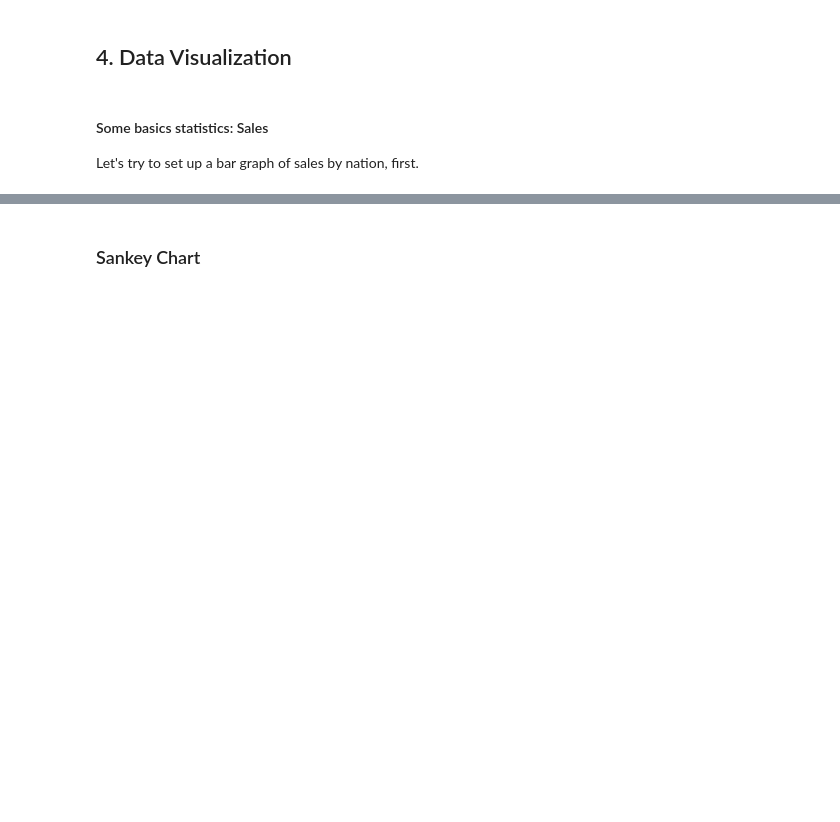
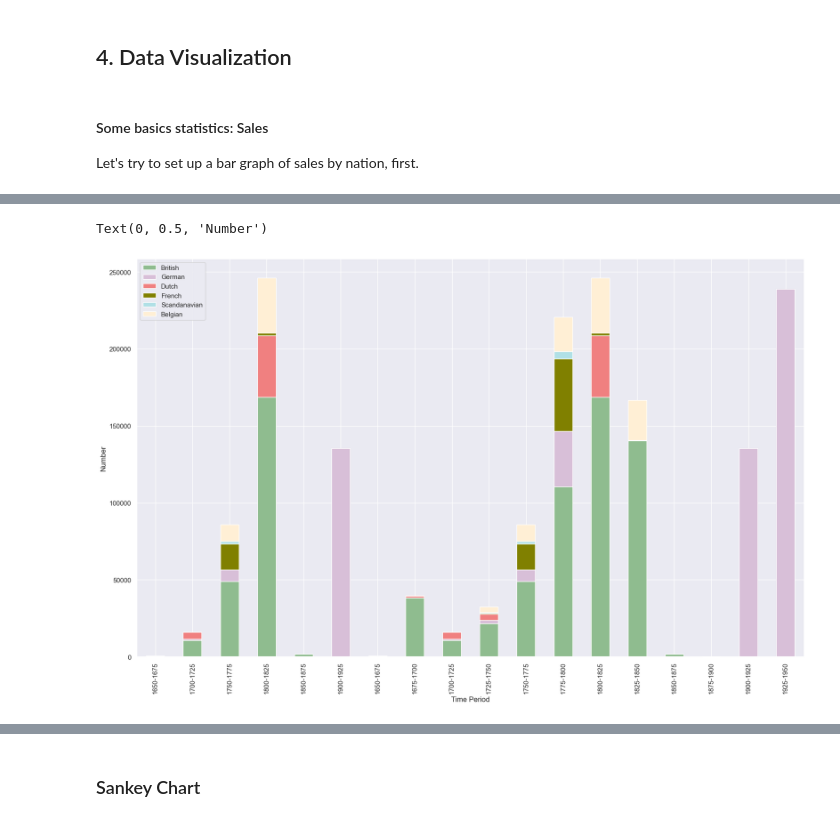
Before and after one commit to pyzmark/gpi-datathon, a Jupyter notebook: gpi-datathon-notebook.ipynb, the cells around one changed output, grey strips where cells are left out. Saved outputs shown, nothing was run; the diff lists cells and outputs as text; code cells hidden in the pictures; blank space fills up the shorter version.

Commit message:
Fixed notebook issues with Sales Data
Fixed French and German sales data. Updated link to Dropbox zipped files.

```diff
--- a/gpi-datathon-notebook.ipynb
+++ b/gpi-datathon-notebook.ipynb
@@ -395,3 +486,24 @@ def catalog_counter(time_period, sales_datathon):
+# %%
+# This function returns numbers on sales events based on two inputs: time period, and a dataset.
+# time_period goes in as a list with two integers—min and max of range.
+def catalog_counter(time_period, sales_datathon):
+    # number_getter needs to be re-instantiated inside the function, or else it targets the sales_datathon variable outside of it
+    def number_getter(subset, data):
+        count = sales_datathon[sales_datathon['catalog_number'].str.contains(subset)].count().iloc[1]
+        return count
+    time_range = str(time_period[0])+'-'+str(time_period[1])
+    sales_datathon = sales_datathon[(sales_datathon['lot_sale_year'] > time_period[0]) & (sales_datathon['lot_sale_year'] < time_period[1])]
+    sales_counts = pd.DataFrame({
+        'Time Period': [time_range],
+        'British': [number_getter('Br-', sales_datathon)],
+        'German': [number_getter('D-', sales_datathon)],
+        'Dutch': [number_getter('N-', sales_datathon)],
+        'French': [number_getter('F-', sales_datathon)],
+        'Scandanavian': [number_getter('SC-', sales_datathon)],
+        'Belgian': [number_getter('B-', sales_datathon)]
+    }
+    )
+    return sales_counts
 # %%
 # An example of the function
 catalog_counter([1650,1700],sales_datathon)
@@ -398,8 +513,20 @@ catalog_counter([1650,1700],sales_datathon)
+# %%
+sales_time_count = pd.DataFrame(columns=['Time Period','British','German','Dutch','French','Scandanavian','Belgian'])
 # %%
 # A while loop will return all counts by, say, 50-year period
 semicent = 1650
 while semicent < 1950:
-    print('++++++++++'+str(semicent)+'-'+str(semicent+50)+'+++++++++++')
-    print(catalog_counter([semicent,semicent+50],sales_datathon))
+    #print('++++++++++'+str(semicent)+'-'+str(semicent+50)+'+++++++++++')
+    #print(catalog_counter([semicent,semicent+50],sales_datathon))
+    df = catalog_counter([semicent,semicent+25],sales_datathon)
+    sales_time_count = pd.concat([sales_time_count,df],ignore_index=True)
     #sns.barplot(catalog_counter([sesqui,sesqui+50],sales_datathon), x="Catalog", y="Numbers", hue="Catalog")
-    semicent+=50
+    semicent+=25
+# %%
+colors = ['darkseagreen', 'thistle', 'lightcoral', 'olive', 'powderblue', 'papayawhip'] ## Colors for the bars
+sales_time_count.set_index('Time Period').plot(kind='bar', stacked=True, color=colors) ## Plot
+plt.ticklabel_format(style='plain', useOffset=False, axis='y') ## No offset
+plt.gca().set_ylabel("Number") ## Set Y-axis
+# %% [output]
+Text(0, 0.5, 'Number')
+[figure, added]
```
Also changed, not shown: parts of 36 cells of this notebook, 1 other file.
